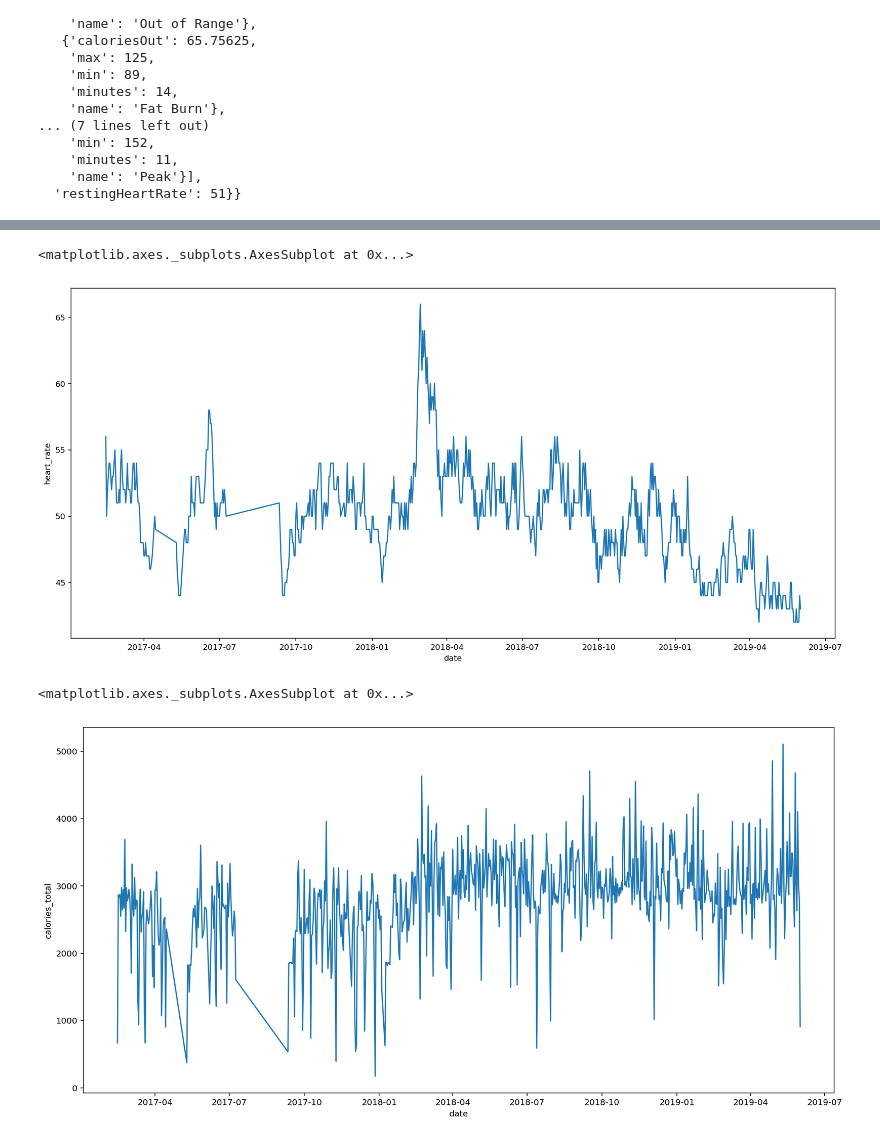
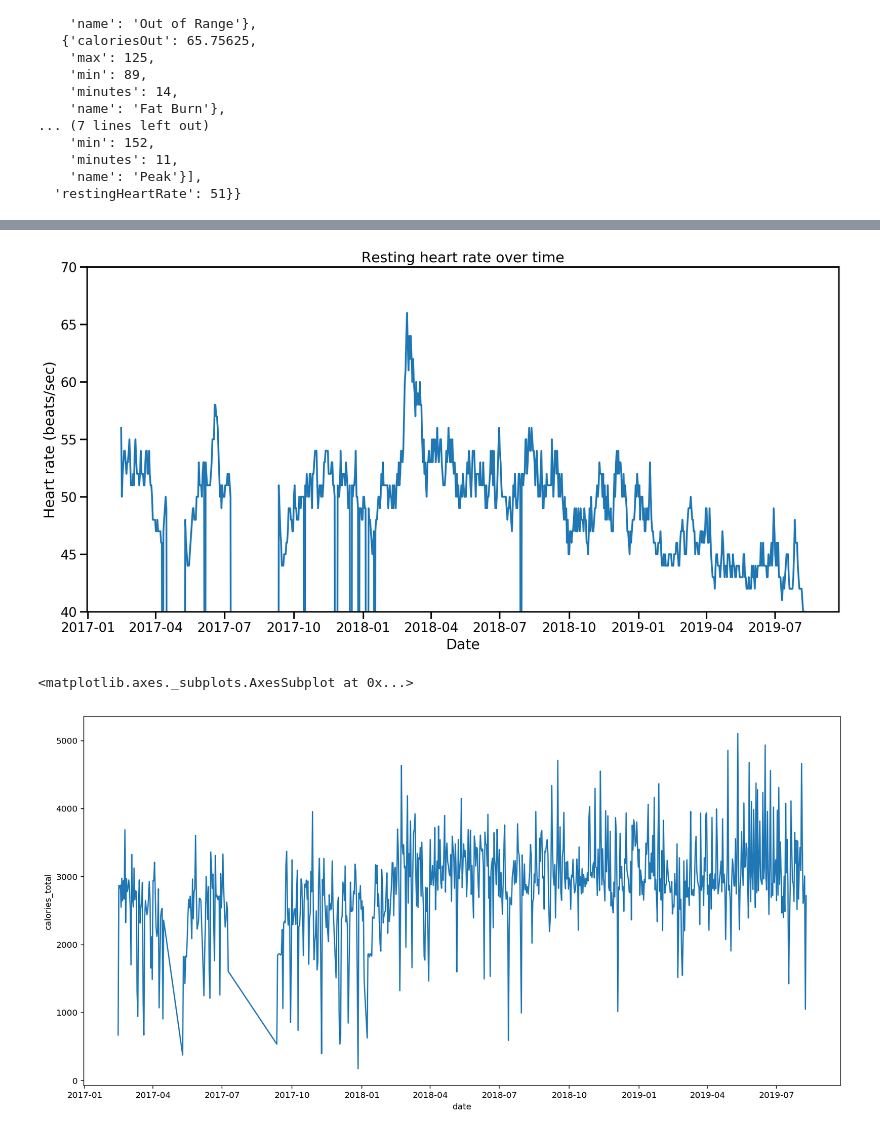
Before and after one commit to drkeoni/hrsync, a Jupyter notebook: notebooks/plot_fitbit_data_v1.ipynb, the cells around one changed output, grey strips where cells are left out. Cells and saved outputs as stored; diff of their text form; code cells hidden in the pictures.

Commit message:
latest data

```diff
--- a/notebooks/plot_fitbit_data_v1.ipynb
+++ b/notebooks/plot_fitbit_data_v1.ipynb
@@ -10,7 +12,7 @@ import matplotlib.pyplot as plt
 # %%
 DATA_DIR = os.path.abspath(os.path.join('..','data'))
 # %%
-data_file = os.path.join(DATA_DIR, '2017-02-14_2019_06_01.json.gz')
+data_file = os.path.join(DATA_DIR, '2017-02-14_2019_08_09.json.gz')
 # %%
 infile = gzip.open(data_file, 'r')
 # %%
@@ -40,7 +42,7 @@ def fitbit_dict_to_dataframe(d):
     e = d['activities-heart']
     dates = []
     calories, minutes = {}, {}
-    for k in ('normal','fat_burn','cardio','peak'):
+    for k in ('normal', 'fat_burn', 'cardio', 'peak'):
         calories[k] = []
         minutes[k] = []
     heart_rates = []
@@ -48,14 +50,14 @@ def fitbit_dict_to_dataframe(d):
         f = item['value']
         if 'restingHeartRate' not in f:
             continue
-        dates.append( item['dateTime'] )
-        for item2, k in zip(f['heartRateZones'], ('normal','fat_burn','cardio','peak')):
+        dates.append(item['dateTime'])
+        for item2, k in zip(f['heartRateZones'], ('normal', 'fat_burn', 'cardio', 'peak')):
             calories[k].append(item2['caloriesOut'])
             minutes[k].append(item2['minutes'])
         heart_rates.append(f['restingHeartRate'])
-    all_data = {'date':dates, 'heart_rate':heart_rates}
-    all_data.update({'calories_{}'.format(k): v for k, v in calories.items()})
-    all_data.update({'minutes_{}'.format(k): v for k, v in minutes.items()})
+    all_data = {'date': dates, 'heart_rate': heart_rates}
+    all_data.update({f'calories_{k}': v for k, v in calories.items()})
+    all_data.update({f'minutes_{k}': v for k, v in minutes.items()})
     df = pd.DataFrame(all_data)
     df['date'] = pd.to_datetime(df['date'])
     return df
@@ -85,9 +66,27 @@ e
+# %%
+missing_dates = [pd.to_datetime(y) for y in
+                 set(str(x) for x in pd.date_range(e['date'][0], e['date'][len(e)-1]))
+                 - set(str(x) for x in e['date'])
+                ]
+e2 = e.iloc[:len(missing_dates)].copy()
+for k in e2.keys():
+    e2[k] = None
+e2['date'] = missing_dates
+e3 = pd.concat([e, e2], ignore_index=True)
+e = e3.sort_values(by='date')
+e['heart_rate'] = e['heart_rate'].fillna(0)
+# %%
+e['week'] = e['date'] - pd.to_timedelta(e['date'].dt.dayofweek, unit='d')
 # %%
+sns.set_context('talk')
 fig, ax = plt.subplots(figsize=(17,8))
 sns.lineplot(e['date'], e['heart_rate'])
+ax.set_ylim([40,70])
+ax.set_ylabel('Heart rate (beats/sec)')
+ax.set_xlabel('Date')
+ax.set_title('Resting heart rate over time');
 # %% [output]
-<matplotlib.axes._subplots.AxesSubplot at 0x...>
-[figure, old version]
+[figure, new version]
 # %%
 e['calories_total'] = e['calories_cardio'] + e['calories_fat_burn'] + e['calories_normal'] + e['calories_peak']
 # %%
@@ -95,7 +94,7 @@ fig, ax = plt.subplots(figsize=(16,8))
 sns.lineplot(e['date'], e['calories_total'])
 # %% [output]
 <matplotlib.axes._subplots.AxesSubplot at 0x...>
-[figure, old version]
+[figure, new version]
 # %%
 sns.jointplot(e['heart_rate'],e['calories_total'], kind='kde')
 # %% [output]
```
Also changed, not shown: parts of 4 cells of this notebook, 2 other files.
